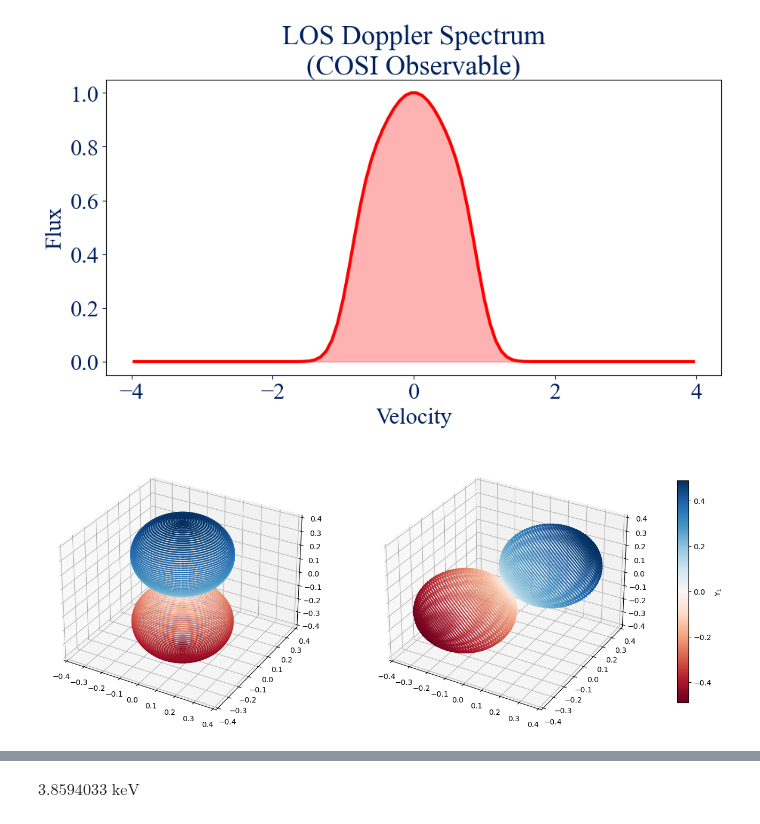
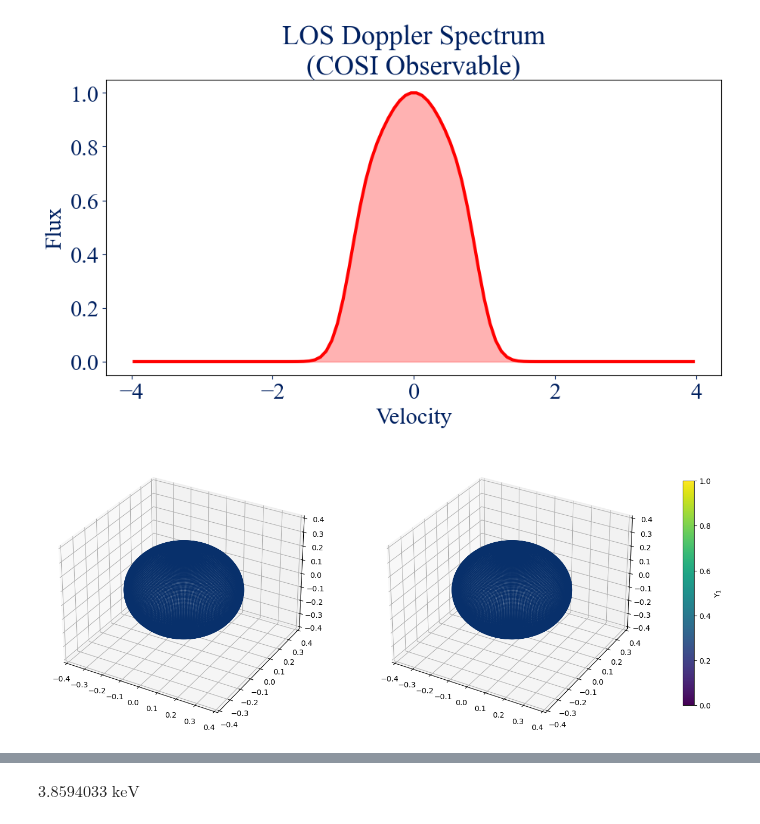
Before and after one commit to avalluvan/cosipy, a Jupyter notebook: docs/unbinned/image_deconvolution/SH_visualization_3.ipynb, the cells around one changed output, grey strips where cells are left out. Cells and saved outputs as stored; diff of their text form; code cells hidden in the pictures.

```diff
--- a/docs/unbinned/image_deconvolution/SH_visualization_3.ipynb
+++ b/docs/unbinned/image_deconvolution/SH_visualization_3.ipynb
@@ -200,13 +189,0 @@ X_rot, Y_rot, Z_rot = (R.as_matrix() @ pts).reshape(3, *X_cart.shape)
-# %%
-fig, axs = plt.subplots(1, 2, figsize=(18, 9), subplot_kw={'projection': '3d'})
-
-sc = axs[0].scatter(X_cart, Y_cart, Z_cart, s=1, c=Y_1, cmap='RdBu')
-axs[0].set_xlim(-0.4, 0.4); axs[0].set_ylim(-0.4, 0.4); axs[0].set_zlim(-0.4, 0.4)
-
-sc = axs[1].scatter(X_rot, Y_rot, Z_rot, s=1, c=Y_1, cmap='RdBu')
-axs[1].set_xlim(-0.4, 0.4); axs[1].set_ylim(-0.4, 0.4); axs[1].set_zlim(-0.4, 0.4)
-
-plt.colorbar(sc, ax=axs, shrink=0.6, label='Y$_1$')
-plt.show()
-# %% [output]
-[figure, removed]
@@ -235,0 +217,27 @@ X_rot,  Y_rot, Z_rot = spherical_to_cartesian(np.abs(Y_1_rot),  THETA, PHI)
+# %%
+l, m = 0, 0
+
+# Define rotation
+theta_rot, phi_rot = np.pi/6, 0
+R = get_rotation_matrix(theta_rot, phi_rot)
+
+# ── Original harmonic ──
+Y_0_orig = sph_harm_y(l, m, THETA, PHI).real
+X_cart, Y_cart, Z_cart = spherical_to_cartesian(np.abs(Y_0_orig), THETA, PHI)
+
+# -- Rotated harmonic ──
+Y_0_rot = rotate_sph_harm(l, m, R, THETA, PHI)
+X_cart_rot, Y_cart_rot, Z_cart_rot = spherical_to_cartesian(np.abs(Y_0_rot), THETA, PHI)
+# %%
+fig, axs = plt.subplots(1, 2, figsize=(18, 9), subplot_kw={'projection': '3d'})
+
+sc = axs[0].scatter(X_cart, Y_cart, Z_cart, s=1, color=(0.0314, 0.188, 0.42))
+axs[0].set_xlim(-0.4, 0.4); axs[0].set_ylim(-0.4, 0.4); axs[0].set_zlim(-0.4, 0.4)
+
+sc = axs[1].scatter(X_cart_rot, Y_cart_rot, Z_cart_rot, s=1, color=(0.0314, 0.188, 0.42))
+axs[1].set_xlim(-0.4, 0.4); axs[1].set_ylim(-0.4, 0.4); axs[1].set_zlim(-0.4, 0.4)
+
+plt.colorbar(sc, ax=axs, shrink=0.6, label='Y$_1$')
+plt.show()
+# %% [output]
+[figure, added]
```
Also changed, not shown: parts of 19 cells of this notebook.
